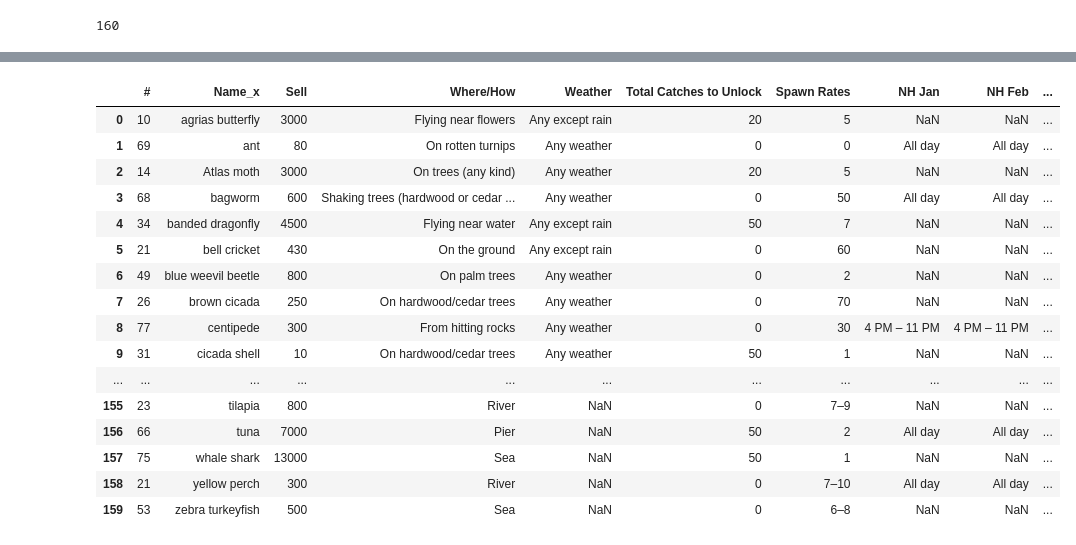
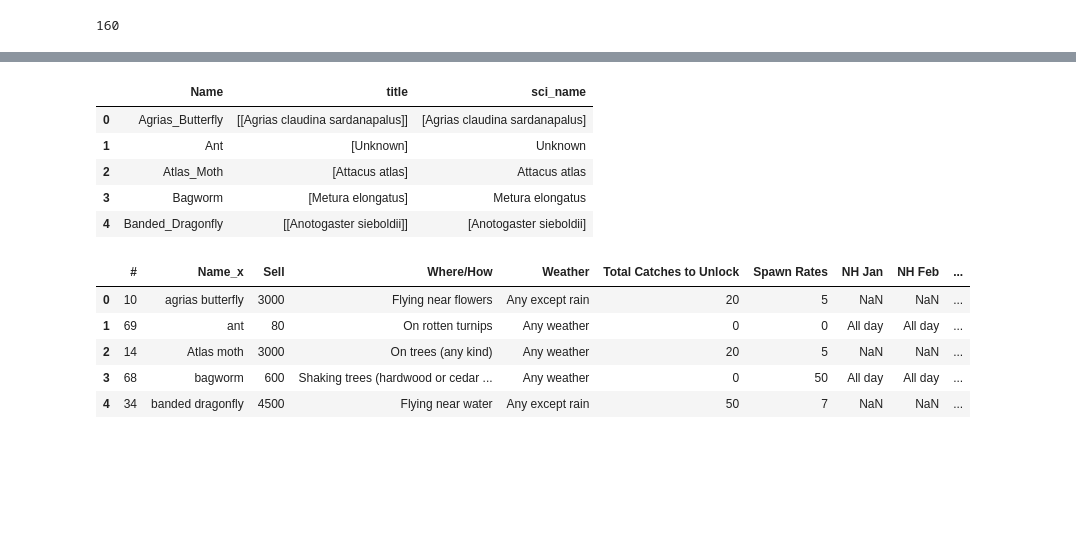
Before and after one commit to limesarelife/SIADS_591_MILESTONE1, a Jupyter notebook: fish_eda.ipynb, the cells around one changed output, grey strips where cells are left out. Saved outputs shown, nothing was run; the diff lists cells and outputs as text; code cells hidden in the pictures; blank space fills up the shorter version.

```diff
--- a/fish_eda.ipynb
+++ b/fish_eda.ipynb
@@ -290,24 +134,22 @@ critters_1
+# %%
+critters_1.head()
+# %% [output]
+|  | Name | title | sci_name |
+| 0 | Agrias_Butterfly | [[Agrias claudina sardanapalus]] | [Agrias claudina sardanapalus] |
+| 1 | Ant | [Unknown] | Unknown |
+| 2 | Atlas_Moth | [Attacus atlas] | Attacus atlas |
+| 3 | Bagworm | [Metura elongatus] | Metura elongatus |
+| 4 | Banded_Dragonfly | [[Anotogaster sieboldii]] | [Anotogaster sieboldii] |
 # %%
 critters_acnh_sci = critters_acnh.merge(critters_1, left_on = "Name2", right_on="Name", how = "left")
 # %%
-critters_acnh_sci
+critters_acnh_sci.head()
 # %% [output]
 |  | # | Name_x | Sell | Where/How | Weather | Total Catches to Unlock | Spawn Rates | NH Jan | NH Feb | ... |
 | 0 | 10 | agrias butterfly | 3000 | Flying near flowers | Any except rain | 20 | 5 | NaN | NaN | ... |
 | 1 | 69 | ant | 80 | On rotten turnips | Any weather | 0 | 0 | All day | All day | ... |
 | 2 | 14 | Atlas moth | 3000 | On trees (any kind) | Any weather | 20 | 5 | NaN | NaN | ... |
 | 3 | 68 | bagworm | 600 | Shaking trees (hardwood or cedar ... | Any weather | 0 | 50 | All day | All day | ... |
 | 4 | 34 | banded dragonfly | 4500 | Flying near water | Any except rain | 50 | 7 | NaN | NaN | ... |
-| 5 | 21 | bell cricket | 430 | On the ground | Any except rain | 0 | 60 | NaN | NaN | ... |
-| 6 | 49 | blue weevil beetle | 800 | On palm trees | Any weather | 0 | 2 | NaN | NaN | ... |
-| 7 | 26 | brown cicada | 250 | On hardwood/cedar trees | Any weather | 0 | 70 | NaN | NaN | ... |
-| 8 | 77 | centipede | 300 | From hitting rocks | Any weather | 0 | 30 | 4 PM – 11 PM | 4 PM – 11 PM | ... |
-| 9 | 31 | cicada shell | 10 | On hardwood/cedar trees | Any weather | 50 | 1 | NaN | NaN | ... |
-| ... | ... | ... | ... | ... | ... | ... | ... | ... | ... | ... |
-| 155 | 23 | tilapia | 800 | River | NaN | 0 | 7–9 | NaN | NaN | ... |
-| 156 | 66 | tuna | 7000 | Pier | NaN | 50 | 2 | All day | All day | ... |
-| 157 | 75 | whale shark | 13000 | Sea | NaN | 50 | 1 | NaN | NaN | ... |
-| 158 | 21 | yellow perch | 300 | River | NaN | 0 | 7–10 | All day | All day | ... |
-| 159 | 53 | zebra turkeyfish | 500 | Sea | NaN | 0 | 6–8 | NaN | NaN | ... |
 # %%
 critters_acnh_sci.to_csv("acnh_critters_sci_name.csv")
```
Also changed, not shown: parts of 22 cells of this notebook, 6 other files.
